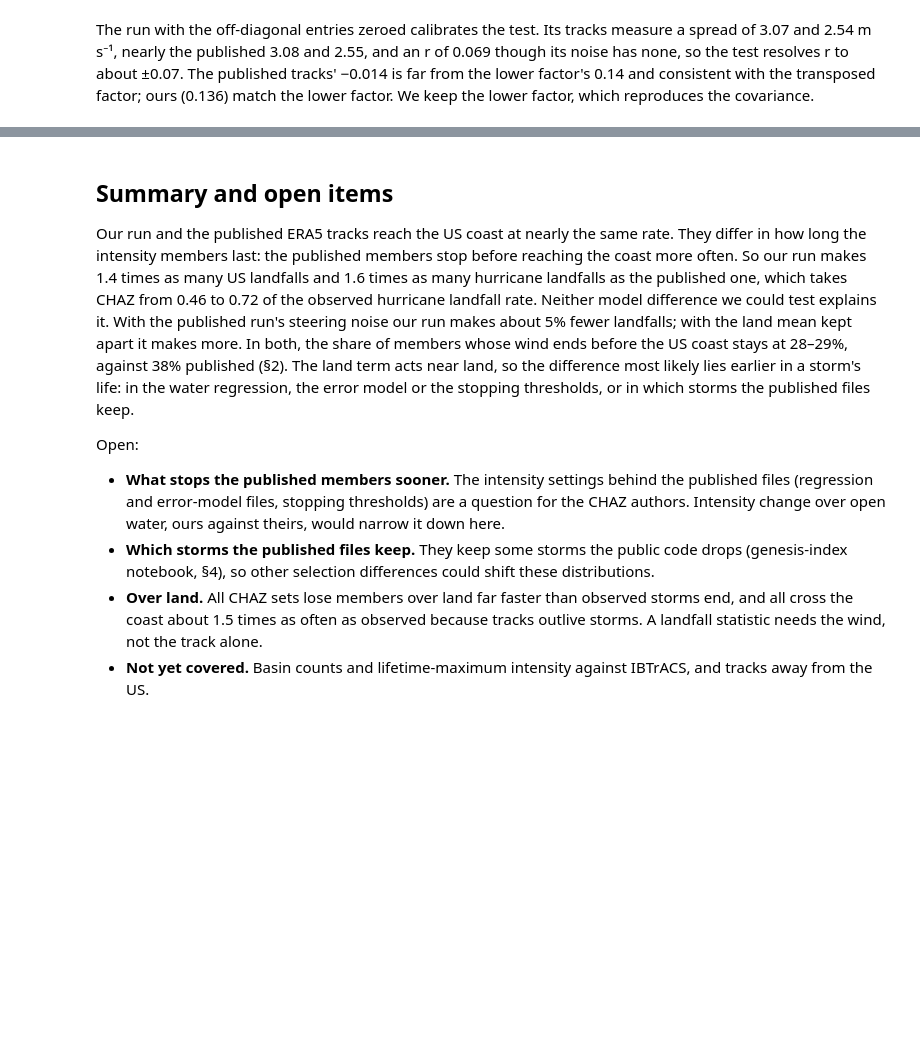
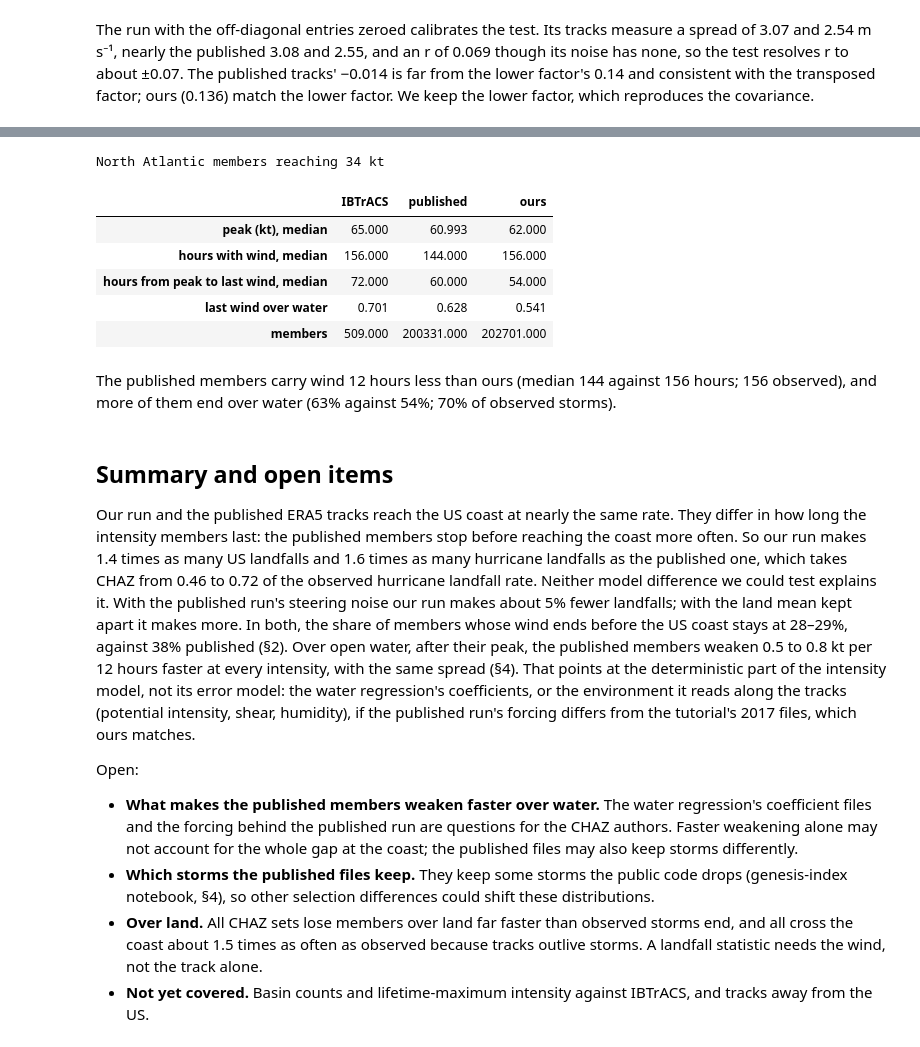
Before and after one commit to carbonplan/ocr-multi-hazard, a Jupyter notebook: docs/methods/hurricane-risk/tracks.ipynb, the cells around one changed output, grey strips where cells are left out. Saved outputs shown, nothing was run; the diff lists cells and outputs as text; code cells hidden in the pictures; blank space fills up the shorter version.

```diff
--- a/docs/methods/hurricane-risk/tracks.ipynb
+++ b/docs/methods/hurricane-risk/tracks.ipynb
@@ -317,3 +394,27 @@ keep the lower factor, which reproduces the covariance.
+# %%
+pd.DataFrame(
+    {
+        name: {
+            'peak (kt), median': m['peak'].median(),
+            'hours with wind, median': m['hours_with_wind'].median(),
+            'hours from peak to last wind, median': m['peak_to_end_h'].median(),
+            'last wind over water': m['ends_over_water'].mean(),
+            'members': len(m),
+        }
+        for name, (_, m) in water.items()
+    }
+).style.format('{:.3f}').set_caption('North Atlantic members reaching 34 kt')
+# %% [output]
+North Atlantic members reaching 34 kt
+|  | IBTrACS | published | ours |
+| peak (kt), median | 65.000 | 60.993 | 62.000 |
+| hours with wind, median | 156.000 | 144.000 | 156.000 |
+| hours from peak to last wind, median | 72.000 | 60.000 | 54.000 |
+| last wind over water | 0.701 | 0.628 | 0.541 |
+| members | 509.000 | 200331.000 | 202701.000 |
+# %% [markdown]
+The published members carry wind 12 hours less than ours (median 144 against 156 hours; 156
+observed), and more of them end over water (63% against 54%; 70% of observed storms).
 # %% [markdown]
 ## Summary and open items
 
@@ -324,15 +425,18 @@ published one, which takes CHAZ from 0.46 to 0.72 of the observed hurricane land
 Neither model difference we could test explains it. With the published run's steering noise our
 run makes about 5% fewer landfalls; with the land mean kept apart it makes more. In both, the
 share of members whose wind ends before the US coast stays at 28–29%, against 38% published
-(§2). The land term acts near land, so the difference most likely lies earlier in a storm's life:
-in the water regression, the error model or the stopping thresholds, or in which storms the
-published files keep.
+(§2). Over open water, after their peak, the published members weaken 0.5 to 0.8 kt per 12 hours
+faster at every intensity, with the same spread (§4). That points at the deterministic part of the
+intensity model, not its error model: the water regression's coefficients, or the environment it
+reads along the tracks (potential intensity, shear, humidity), if the published run's forcing
+differs from the tutorial's 2017 files, which ours matches.
 
 Open:
 
-- **What stops the published members sooner.** The intensity settings behind the published
-  files (regression and error-model files, stopping thresholds) are a question for the CHAZ
-  authors. Intensity change over open water, ours against theirs, would narrow it down here.
+- **What makes the published members weaken faster over water.** The water regression's
+  coefficient files and the forcing behind the published run are questions for the CHAZ authors.
+  Faster weakening alone may not account for the whole gap at the coast; the published files may
+  also keep storms differently.
 - **Which storms the published files keep.** They keep some storms the public code drops
   (genesis-index notebook, §4), so other selection differences could shift these distributions.
 - **Over land.** All CHAZ sets lose members over land far faster than observed storms end, and
```
Also changed, not shown: parts of 6 cells of this notebook.
